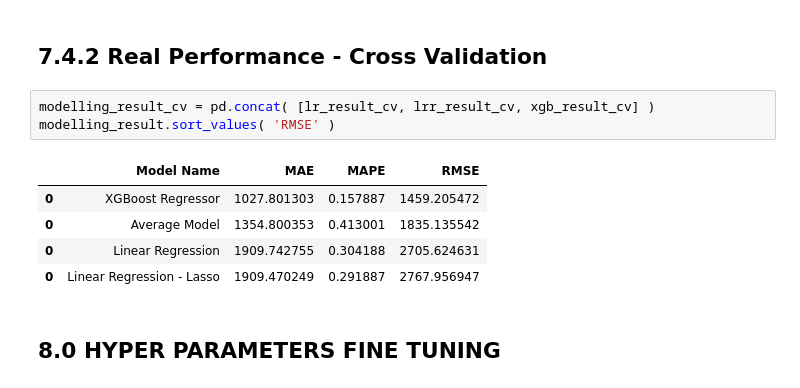
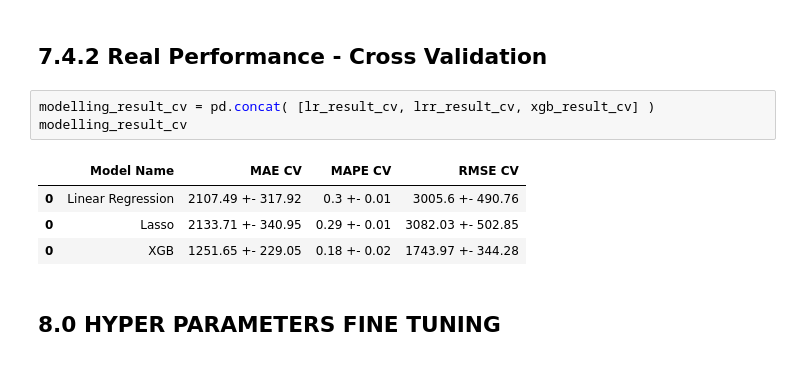
Before and after one commit to marcusbraggion/forecasting_sales, a Jupyter notebook: notebooks/forecasting_sales.ipynb, the cells around one changed output. Drawn from its saved outputs; the diff is of its cells as text.

```diff
--- a/notebooks/forecasting_sales.ipynb
+++ b/notebooks/forecasting_sales.ipynb
@@ -952,13 +952,12 @@ modelling_result.sort_values( 'RMSE' )
 ## 7.4.2 Real Performance - Cross Validation
 # %%
 modelling_result_cv = pd.concat( [lr_result_cv, lrr_result_cv, xgb_result_cv] )
-modelling_result.sort_values( 'RMSE' )
+modelling_result_cv
 # %% [output]
-|  | Model Name | MAE | MAPE | RMSE |
-| 0 | XGBoost Regressor | 1027.801303 | 0.157887 | 1459.205472 |
-| 0 | Average Model | 1354.800353 | 0.413001 | 1835.135542 |
-| 0 | Linear Regression | 1909.742755 | 0.304188 | 2705.624631 |
-| 0 | Linear Regression - Lasso | 1909.470249 | 0.291887 | 2767.956947 |
+|  | Model Name | MAE CV | MAPE CV | RMSE CV |
+| 0 | Linear Regression | 2107.49 +- 317.92 | 0.3 +- 0.01 | 3005.6 +- 490.76 |
+| 0 | Lasso | 2133.71 +- 340.95 | 0.29 +- 0.01 | 3082.03 +- 502.85 |
+| 0 | XGB | 1251.65 +- 229.05 | 0.18 +- 0.02 | 1743.97 +- 344.28 |
 # %% [markdown]
 ## 8.0 HYPER PARAMETERS FINE TUNING
 # %% [markdown]
```
Also changed, not shown: parts of 5 cells of this notebook, 4 other files.
